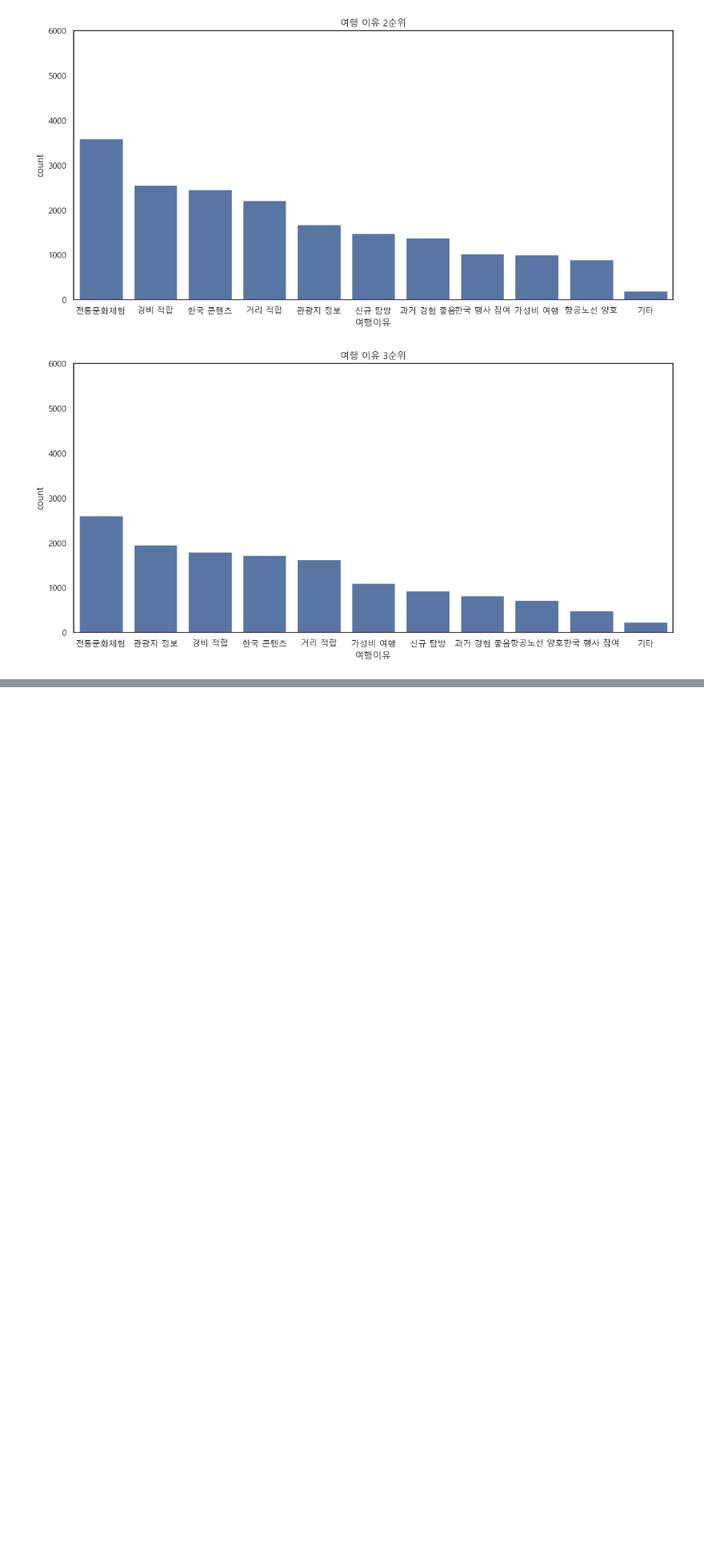
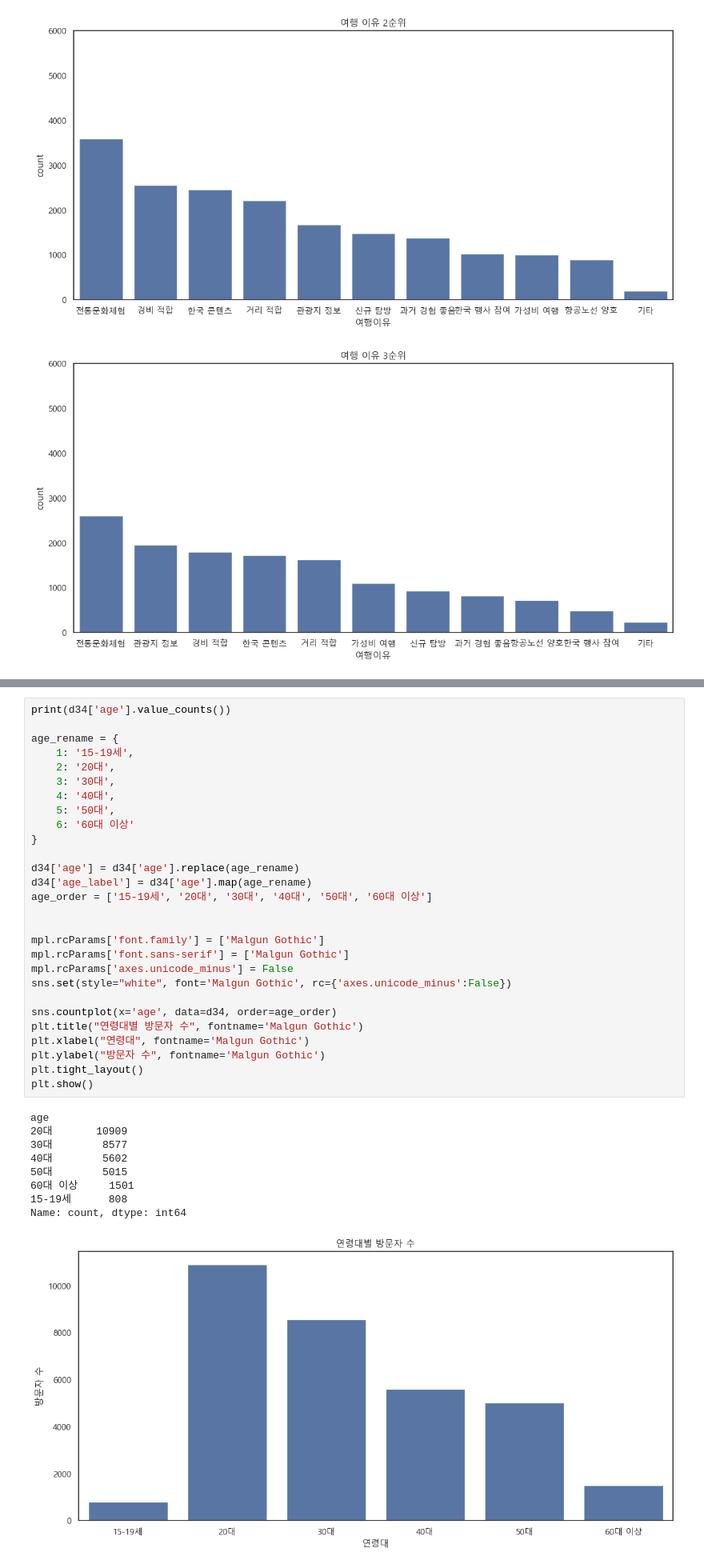
Before and after one commit to tamx2y/wellness_tour, a Jupyter notebook: 02_infoaccess/05_descriptive statistics.ipynb, the cells around one changed output, grey strips where cells are left out. Shown at 80% size. Saved outputs shown, nothing was run; the diff lists cells and outputs as text; blank space fills up the shorter version.

```diff
--- a/02_infoaccess/05_descriptive statistics.ipynb
+++ b/02_infoaccess/05_descriptive statistics.ipynb
@@ -749,0 +787,38 @@ Name: count, dtype: int64
+# %%
+print(d34['age'].value_counts())
+
+age_rename = {
+    1: '15-19세',
+    2: '20대',
+    3: '30대',
+    4: '40대',
+    5: '50대',
+    6: '60대 이상'
+}
+
+d34['age'] = d34['age'].replace(age_rename)
+d34['age_label'] = d34['age'].map(age_rename)
+age_order = ['15-19세', '20대', '30대', '40대', '50대', '60대 이상']
+
+
+mpl.rcParams['font.family'] = ['Malgun Gothic']
+mpl.rcParams['font.sans-serif'] = ['Malgun Gothic']
+mpl.rcParams['axes.unicode_minus'] = False
+sns.set(style="white", font='Malgun Gothic', rc={'axes.unicode_minus':False})
+
+sns.countplot(x='age', data=d34, order=age_order)
+plt.title("연령대별 방문자 수", fontname='Malgun Gothic')
+plt.xlabel("연령대", fontname='Malgun Gothic')
+plt.ylabel("방문자 수", fontname='Malgun Gothic')
+plt.tight_layout()
+plt.show()
+# %% [output]
+age
+20대       10909
+30대        8577
+40대        5602
+50대        5015
+60대 이상     1501
+15-19세      808
+Name: count, dtype: int64
+[figure, added]
```
Also changed, not shown: parts of 2 cells of this notebook, 2 other files.
